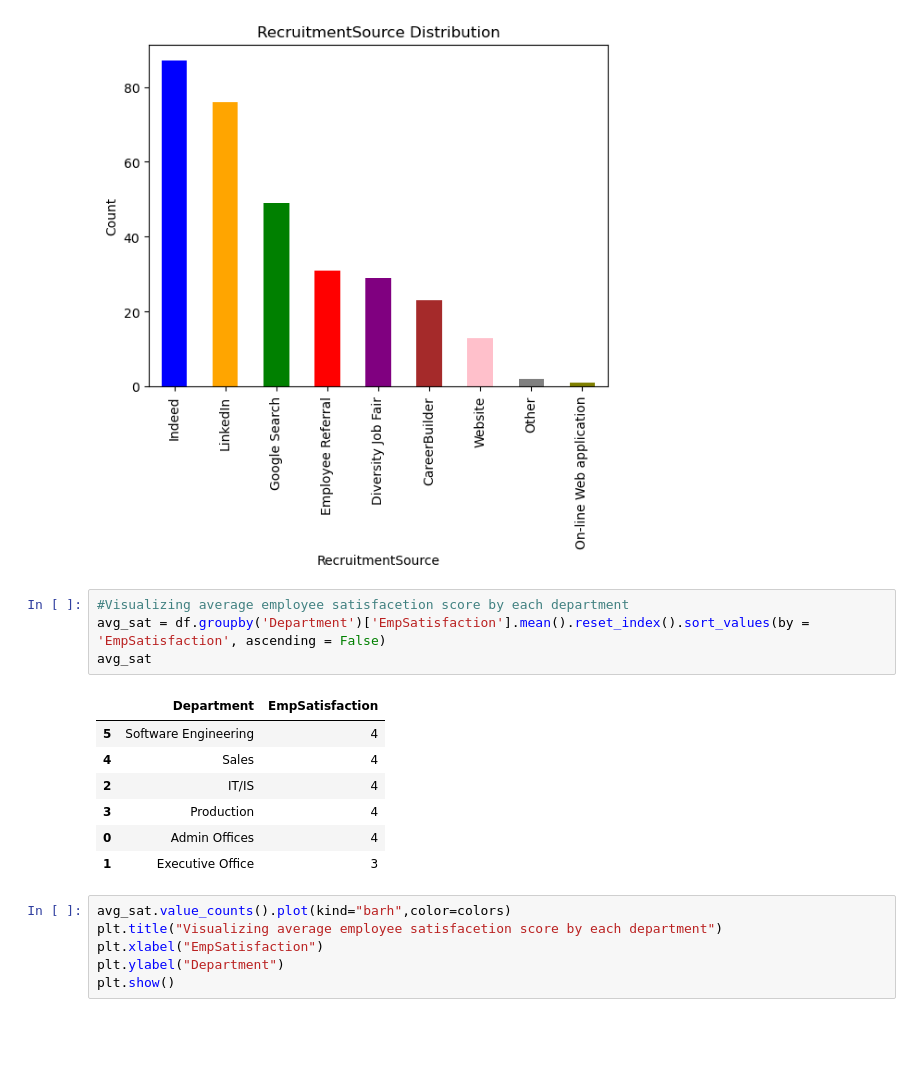
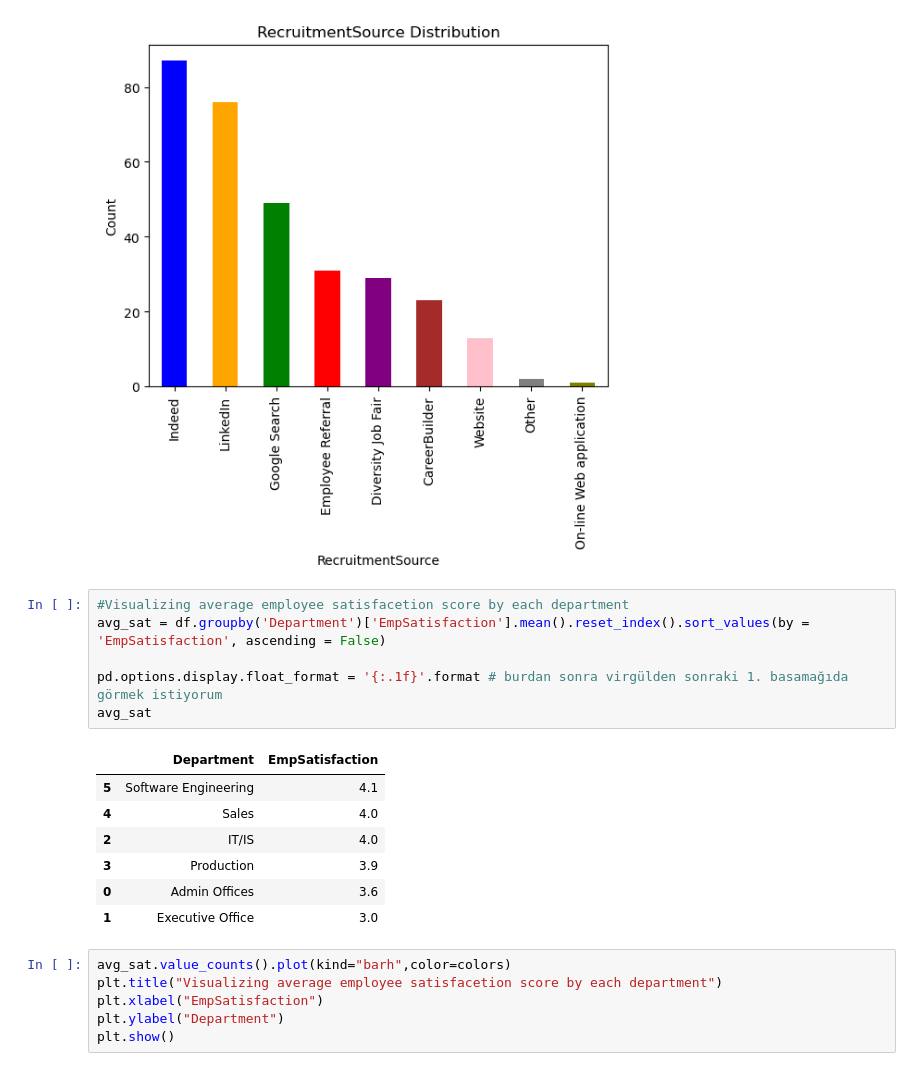
Before and after one commit to GizemSam/HR-Analytics, a Jupyter notebook: HR_Analytics.ipynb, the cells around one changed output. Saved outputs shown, nothing was run; the diff lists cells and outputs as text; blank space fills up the shorter version.

```diff
--- a/HR_Analytics.ipynb
+++ b/HR_Analytics.ipynb
@@ -223,15 +225,17 @@ plt.show()
 # %%
 #Visualizing average employee satisfacetion score by each department
 avg_sat = df.groupby('Department')['EmpSatisfaction'].mean().reset_index().sort_values(by = 'EmpSatisfaction', ascending = False)
+
+pd.options.display.float_format = '{:.1f}'.format # burdan sonra virgülden sonraki 1. basamağıda görmek istiyorum
 avg_sat
 # %% [output]
 |  | Department | EmpSatisfaction |
-| 5 | Software Engineering | 4 |
-| 4 | Sales | 4 |
-| 2 | IT/IS | 4 |
-| 3 | Production | 4 |
-| 0 | Admin Offices | 4 |
-| 1 | Executive Office | 3 |
+| 5 | Software Engineering | 4.1 |
+| 4 | Sales | 4.0 |
+| 2 | IT/IS | 4.0 |
+| 3 | Production | 3.9 |
+| 0 | Admin Offices | 3.6 |
+| 1 | Executive Office | 3.0 |
 # %%
 avg_sat.value_counts().plot(kind="barh",color=colors)
 plt.title("Visualizing average employee satisfacetion score by each department")
```
Also changed, not shown: parts of 2 cells of this notebook.
